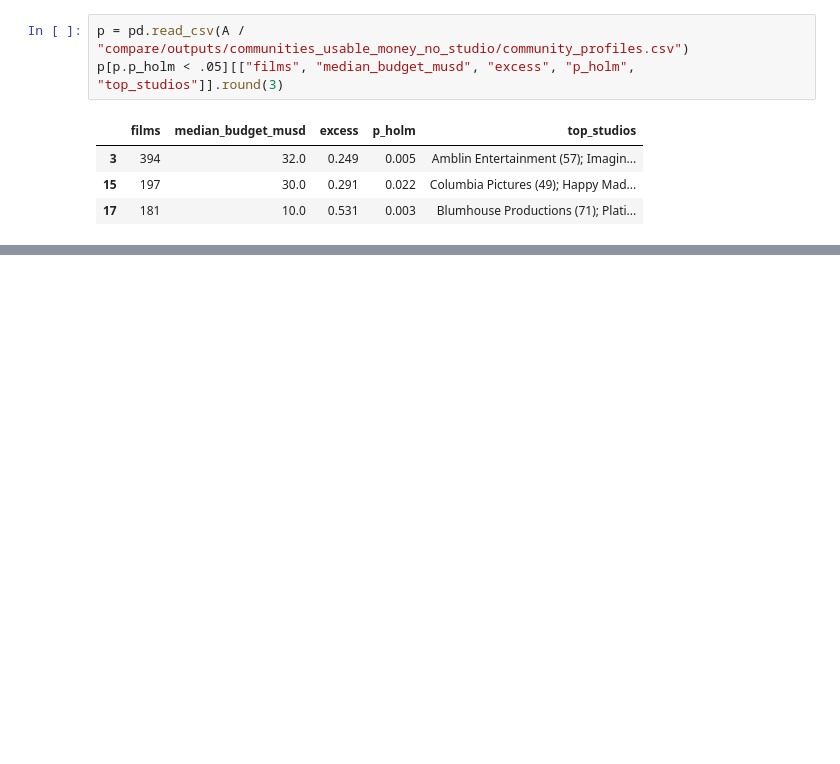
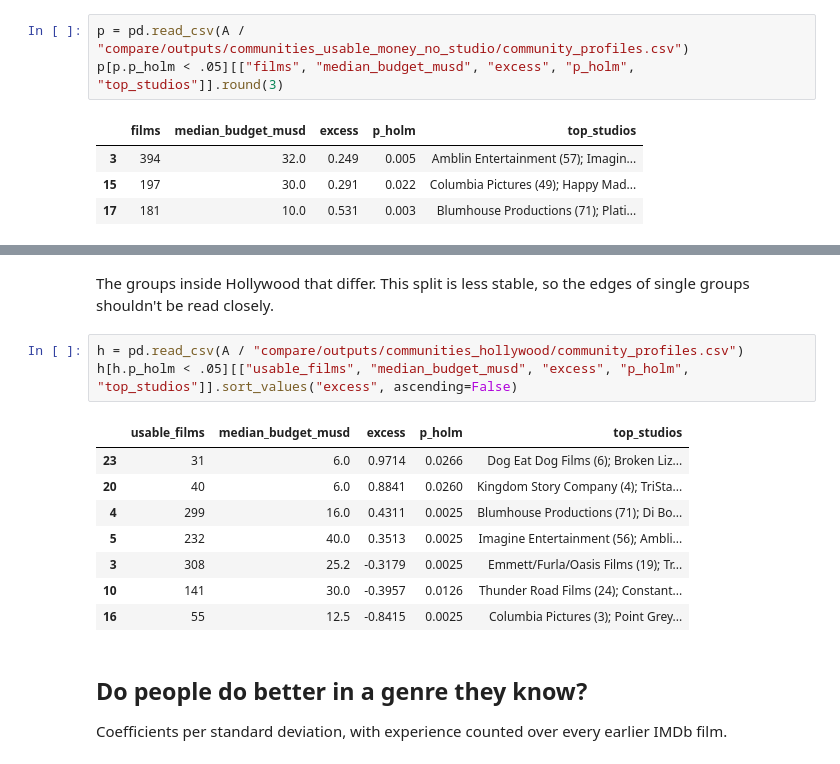
Before and after one commit to angelabuxo/IMDb-movie-success, a Jupyter notebook: notebooks/3_people.ipynb, the cells around one changed output, grey strips where cells are left out. Drawn from its saved outputs; the diff is of its cells as text; blank space fills up the shorter version.

```diff
--- a/notebooks/3_people.ipynb
+++ b/notebooks/3_people.ipynb
@@ -143,0 +149,18 @@ e[e.films.str.contains("all earlier IMDb")].round(4)
+# %% [markdown]
+The groups inside Hollywood that differ. This split is less stable, so the edges of single groups shouldn't be read closely.
+# %%
+h = pd.read_csv(A / "compare/outputs/communities_hollywood/community_profiles.csv")
+h[h.p_holm < .05][["usable_films", "median_budget_musd", "excess", "p_holm", "top_studios"]].sort_values("excess", ascending=False)
+# %% [output]
+|  | usable_films | median_budget_musd | excess | p_holm | top_studios |
+| 23 | 31 | 6.0 | 0.9714 | 0.0266 | Dog Eat Dog Films (6); Broken Liz... |
+| 20 | 40 | 6.0 | 0.8841 | 0.0260 | Kingdom Story Company (4); TriSta... |
+| 4 | 299 | 16.0 | 0.4311 | 0.0025 | Blumhouse Productions (71); Di Bo... |
+| 5 | 232 | 40.0 | 0.3513 | 0.0025 | Imagine Entertainment (56); Ambli... |
+| 3 | 308 | 25.2 | -0.3179 | 0.0025 | Emmett/Furla/Oasis Films (19); Tr... |
+| 10 | 141 | 30.0 | -0.3957 | 0.0126 | Thunder Road Films (24); Constant... |
+| 16 | 55 | 12.5 | -0.8415 | 0.0025 | Columbia Pictures (3); Point Grey... |
+# %% [markdown]
+## Do people do better in a genre they know?
+
+Coefficients per standard deviation, with experience counted over every earlier IMDb film.
```
Also changed, not shown: parts of 3 cells of this notebook, 3 other files.
